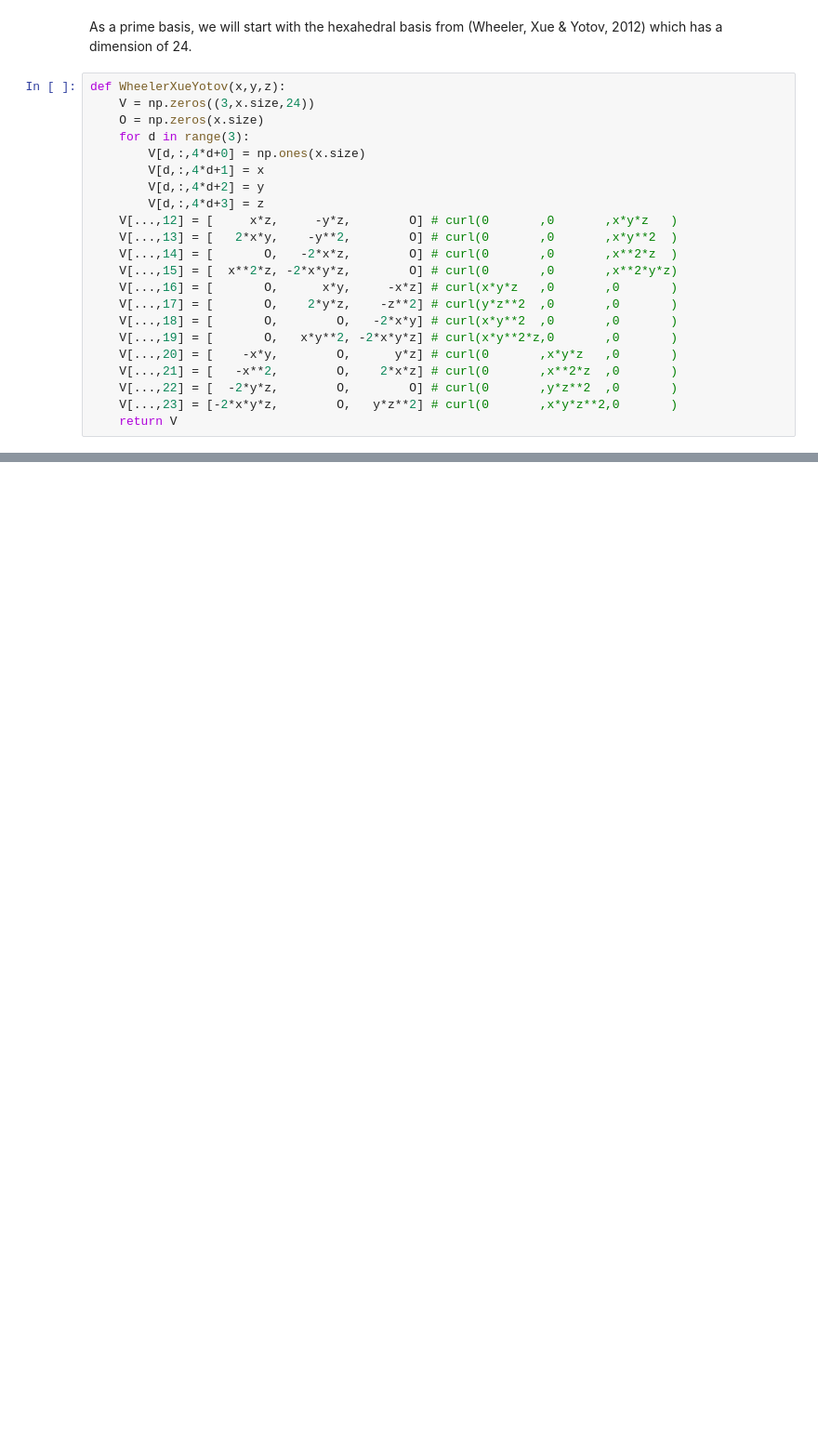
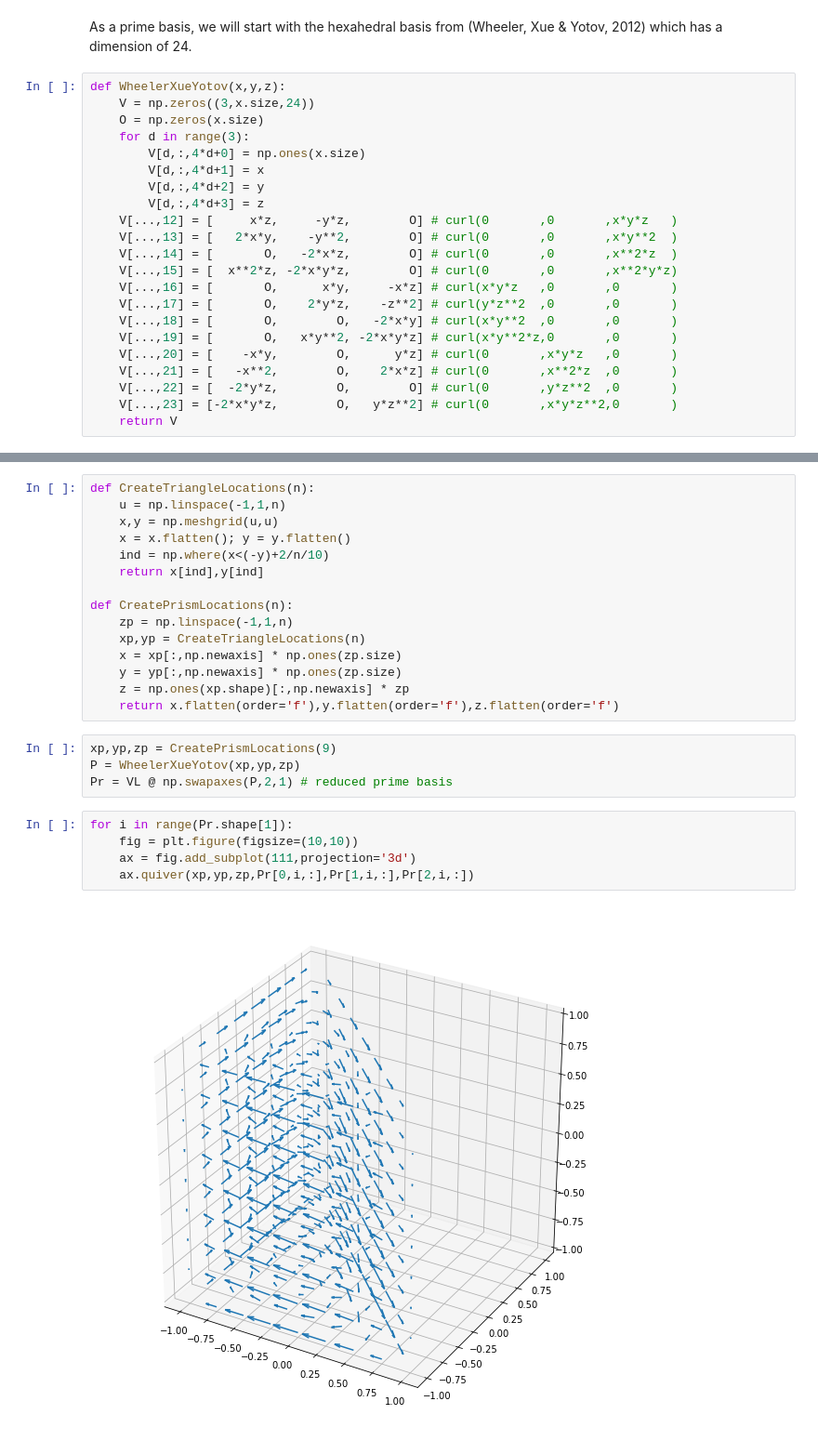
Before and after one commit to TDycores-Project/toy-problems, a Jupyter notebook: HdivSetup/WhatDoWeHaveLeft.ipynb, the cells around one changed output, grey strips where cells are left out. Shown: that part at 93% size. Cells and saved outputs as stored; diff of their text form; blank space fills up the shorter version.

```diff
--- a/HdivSetup/WhatDoWeHaveLeft.ipynb
+++ b/HdivSetup/WhatDoWeHaveLeft.ipynb
@@ -144,0 +147,26 @@ Singular values: [8.37687358 7.0569892  3.74627962 3.35751189 2.76836448 2.75235
+# %%
+def CreateTriangleLocations(n):
+    u = np.linspace(-1,1,n)
+    x,y = np.meshgrid(u,u)
+    x = x.flatten(); y = y.flatten()
+    ind = np.where(x<(-y)+2/n/10)
+    return x[ind],y[ind]
+
+def CreatePrismLocations(n):
+    zp = np.linspace(-1,1,n)
+    xp,yp = CreateTriangleLocations(n)
+    x = xp[:,np.newaxis] * np.ones(zp.size)
+    y = yp[:,np.newaxis] * np.ones(zp.size)
+    z = np.ones(xp.shape)[:,np.newaxis] * zp
+    return x.flatten(order='f'),y.flatten(order='f'),z.flatten(order='f')
+# %%
+xp,yp,zp = CreatePrismLocations(9)
+P = WheelerXueYotov(xp,yp,zp)
+Pr = VL @ np.swapaxes(P,2,1) # reduced prime basis
+# %%
+for i in range(Pr.shape[1]):
+    fig = plt.figure(figsize=(10,10))
+    ax = fig.add_subplot(111,projection='3d')
+    ax.quiver(xp,yp,zp,Pr[0,i,:],Pr[1,i,:],Pr[2,i,:])
+# %% [output]
+[figure, added]
```
Also changed, not shown: parts of 20 cells of this notebook.
